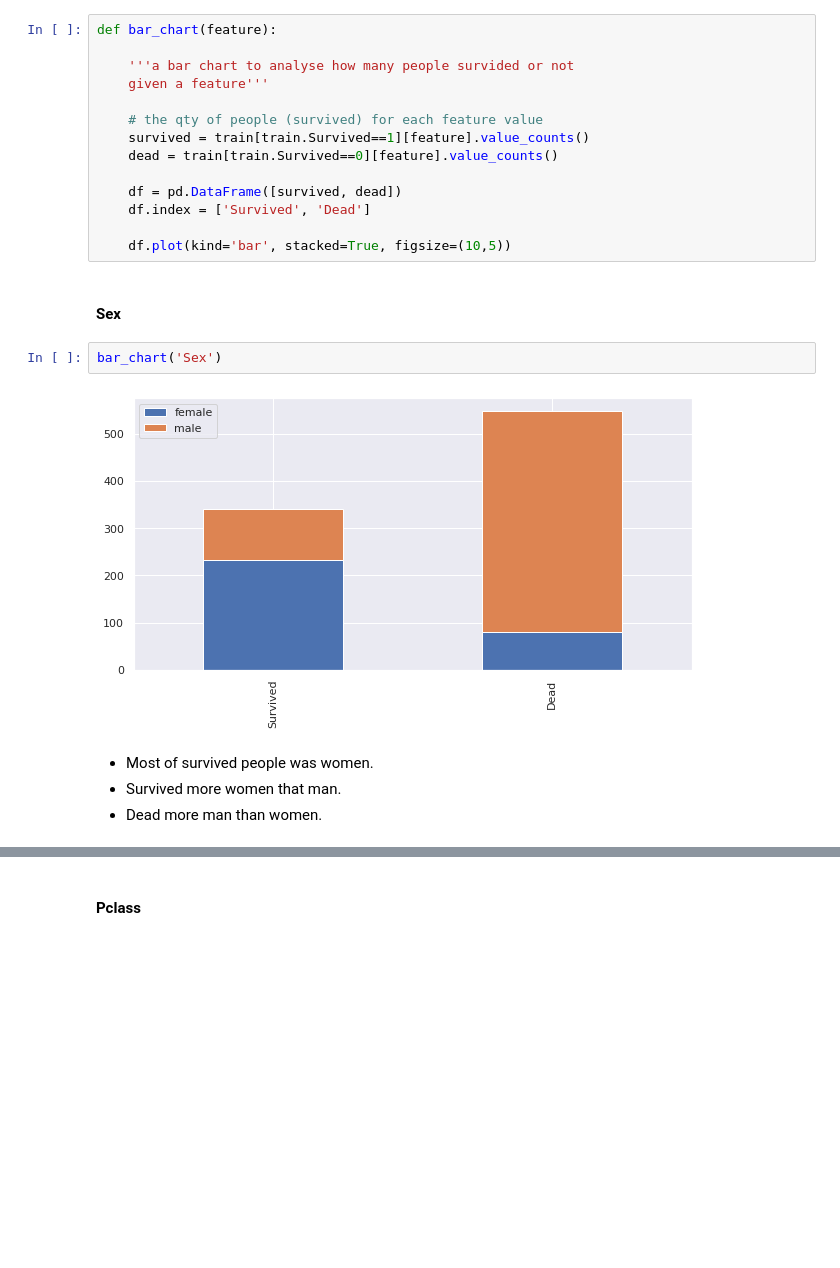
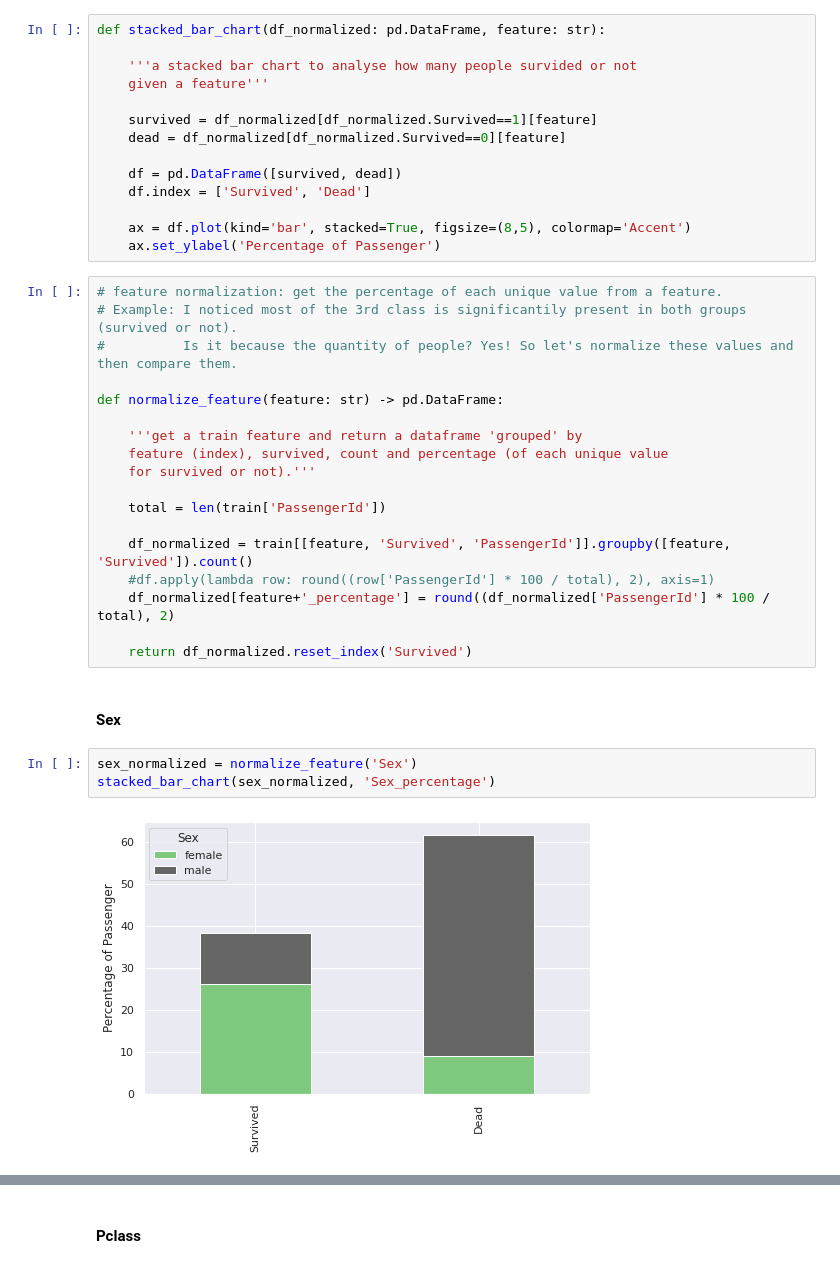
Before and after one commit to gabrielatrindade/ml-playground, a Jupyter notebook: projects/titanic/titanic.ipynb, the cells around one changed output, grey strips where cells are left out. Drawn from its saved outputs; the diff is of its cells as text; blank space fills up the shorter version.

```diff
--- a/projects/titanic/titanic.ipynb
+++ b/projects/titanic/titanic.ipynb
@@ -190,24 +210,39 @@ convert this graph to compare in a proporcional way. Like the percentagem of peo
 # %%
-def bar_chart(feature):
+def stacked_bar_chart(df_normalized: pd.DataFrame, feature: str):
 
-    '''a bar chart to analyse how many people survided or not
+    '''a stacked bar chart to analyse how many people survided or not
     given a feature'''
 
-    # the qty of people (survived) for each feature value
-    survived = train[train.Survived==1][feature].value_counts()
-    dead = train[train.Survived==0][feature].value_counts()
+    survived = df_normalized[df_normalized.Survived==1][feature]
+    dead = df_normalized[df_normalized.Survived==0][feature]
 
     df = pd.DataFrame([survived, dead])
     df.index = ['Survived', 'Dead']
 
-    df.plot(kind='bar', stacked=True, figsize=(10,5))
+    ax = df.plot(kind='bar', stacked=True, figsize=(8,5), colormap='Accent')
+    ax.set_ylabel('Percentage of Passenger')
+# %%
+# feature normalization: get the percentage of each unique value from a feature.
+# Example: I noticed most of the 3rd class is significantily present in both groups (survived or not).
+#          Is it because the quantity of people? Yes! So let's normalize these values and then compare them.
+
+def normalize_feature(feature: str) -> pd.DataFrame:
+
+    '''get a train feature and return a dataframe 'grouped' by
+    feature (index), survived, count and percentage (of each unique value
+    for survived or not).'''
+
+    total = len(train['PassengerId'])
+
+    df_normalized = train[[feature, 'Survived', 'PassengerId']].groupby([feature, 'Survived']).count()
+    #df.apply(lambda row: round((row['PassengerId'] * 100 / total), 2), axis=1)
+    df_normalized[feature+'_percentage'] = round((df_normalized['PassengerId'] * 100 / total), 2)
+
+    return df_normalized.reset_index('Survived')
 # %% [markdown]
 #### Sex
-# %%
-bar_chart('Sex')
-# %% [output]
-[figure, removed]
-# %% [markdown]
-- Most of survived people was women.
-- Survived more women that man.
-- Dead more man than women.
+# %%
+sex_normalized = normalize_feature('Sex')
+stacked_bar_chart(sex_normalized, 'Sex_percentage')
+# %% [output]
+[figure, added]
```
Also changed, not shown: parts of 41 cells of this notebook.
